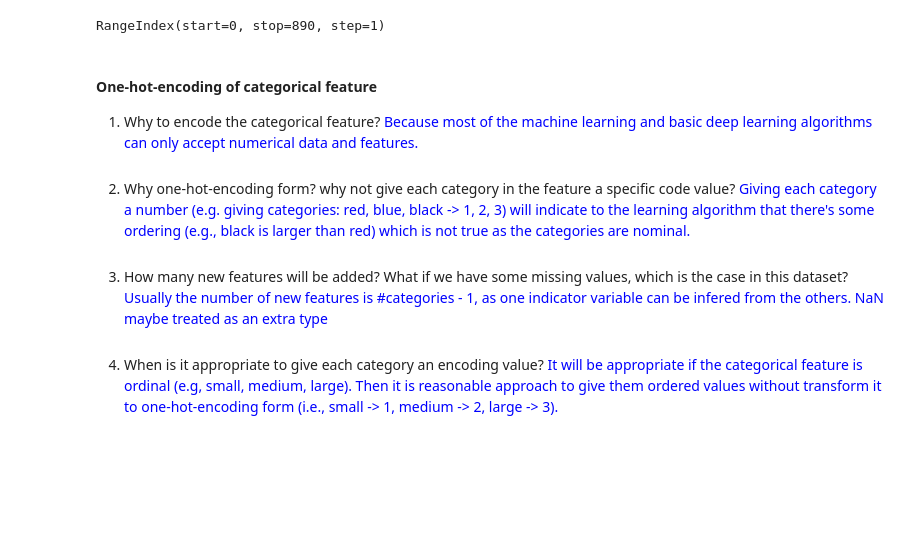
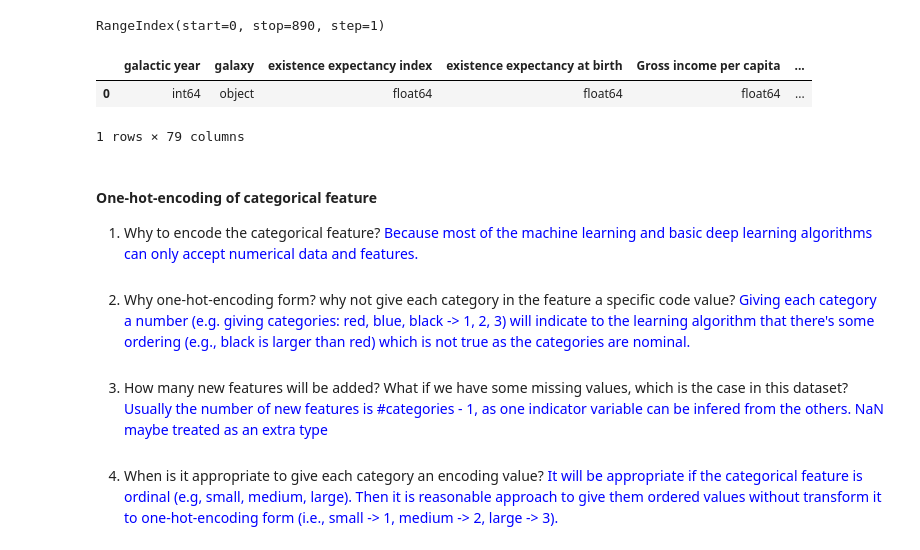
Before and after one commit to cisimon7/MachineLearningFromScratch, a Jupyter notebook: Lab01:DataManipulationAndExploration/Lab01.ipynb, the cells around one changed output. Saved outputs shown, nothing was run; the diff lists cells and outputs as text; code cells hidden in the pictures; blank space fills up the shorter version.

```diff
--- a/Lab01:DataManipulationAndExploration/Lab01.ipynb
+++ b/Lab01:DataManipulationAndExploration/Lab01.ipynb
@@ -37,6 +38,13 @@ test_data.iloc[0].to_frame().T
 test_data.index
 # %% [output]
 RangeIndex(start=0, stop=890, step=1)
+# %%
+# Check types to be sure they can be used in model
+test_data.dtypes.to_frame().T
+# %% [output]
+|  | galactic year | galaxy | existence expectancy index | existence expectancy at birth | Gross income per capita | ... |
+| 0 | int64 | object | float64 | float64 | float64 | ... |
+1 rows × 79 columns
 # %% [markdown]
 #### One-hot-encoding of categorical feature
 1. Why to encode the categorical feature?
```
Also changed, not shown: parts of 5 cells of this notebook, 5 other files.
